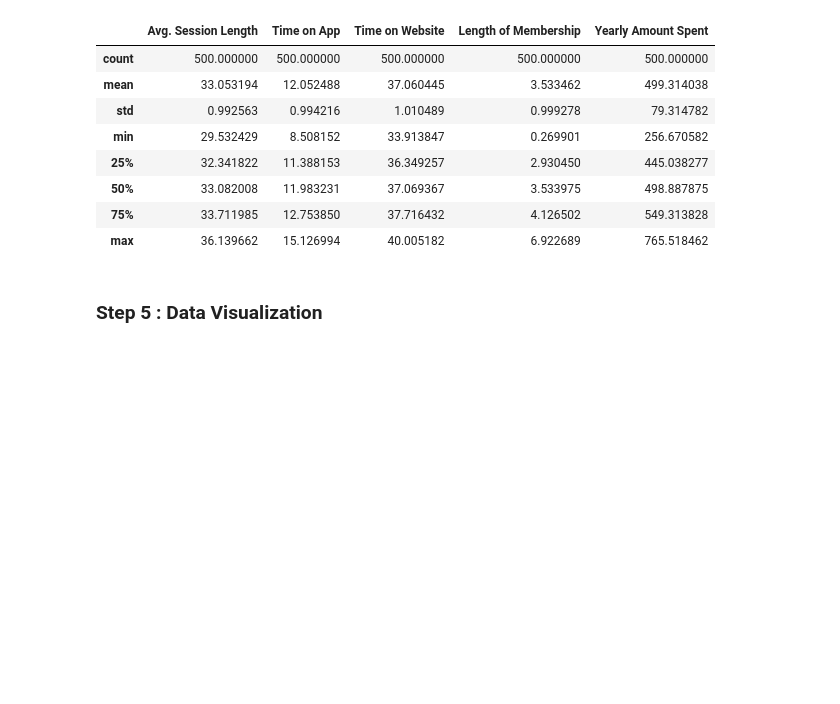
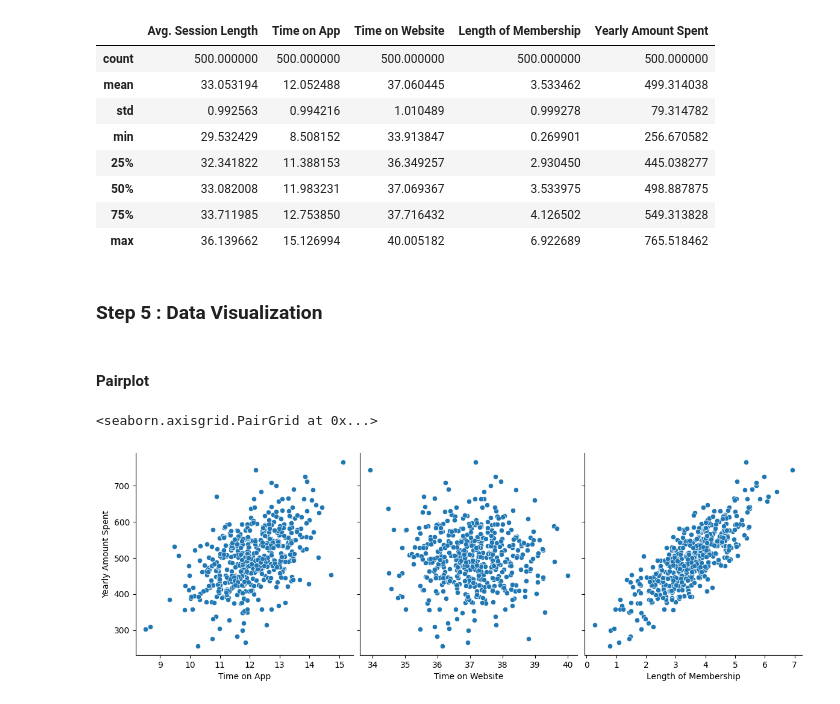
Before and after one commit to andidprastyo/ML-2023, a Jupyter notebook: 03 - Regression/praktikum.ipynb, the cells around one changed output. Cells and saved outputs as stored; diff of their text form; code cells hidden in the pictures; blank space fills up the shorter version.

```diff
--- a/03 - Regression/praktikum.ipynb
+++ b/03 - Regression/praktikum.ipynb
@@ -61,3 +65,10 @@ df.describe()
 | max | 36.139662 | 15.126994 | 40.005182 | 6.922689 | 765.518462 |
 # %% [markdown]
 ### Step 5 : Data Visualization
+# %% [markdown]
+#### Pairplot
+# %%
+sns.pairplot(df, x_vars=['Time on App', 'Time on Website', 'Length of Membership'], y_vars='Yearly Amount Spent', size=4, aspect=1, kind='scatter')
+# %% [output]
+<seaborn.axisgrid.PairGrid at 0x...>
+[figure, added]
```
Also changed, not shown: parts of 11 cells of this notebook.
